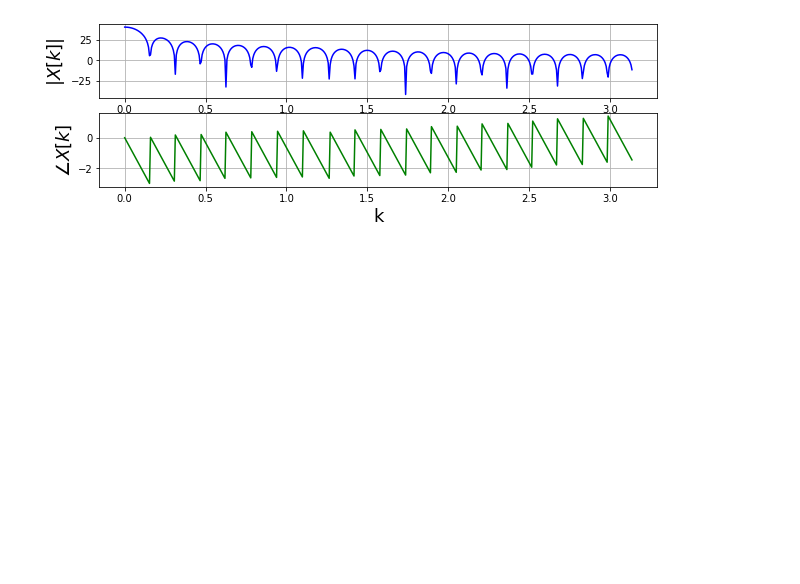
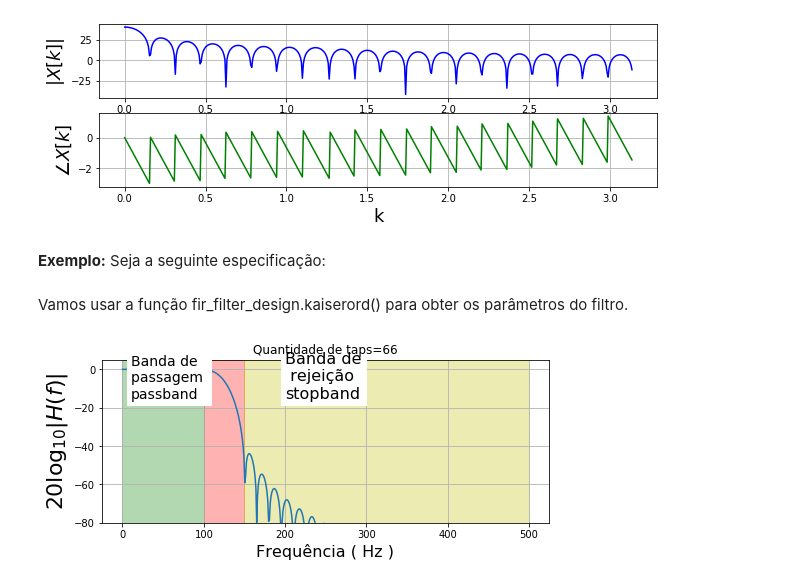
Before and after one commit to ecandeia/PDS, a Jupyter notebook: Filtros/FIR.ipynb, the cells around one changed output. Cells and saved outputs as stored; diff of their text form; code cells hidden in the pictures; blank space fills up the shorter version.

```diff
--- a/Filtros/FIR.ipynb
+++ b/Filtros/FIR.ipynb
@@ -180,3 +217,47 @@ ax[1].set_ylabel(r'$\angle X[k]$',fontsize=18)
 ax[1].grid()
 # %% [output]
 [figure]
+# %% [markdown]
+**Exemplo:** Seja a seguinte especificação:
+# %%
+Ns =300 # número de amostras
+N = 1024 # tamanho da DFT
+
+fs = 1e3 # taxa de amostragem em Hz
+fpass = 100 # em Hz
+fstop = 150 # em Hz
+delta = 60 # em dB, atenuação desejada na banda de rejeição
+# %% [markdown]
+Vamos usar a função fir_filter_design.kaiserord() para obter os parâmetros do filtro.
+# %%
+from __future__ import  division
+from matplotlib.patches import Rectangle
+import matplotlib.pyplot as plt
+
+
+# Apenas para janelas do tipo Kayser
+M,beta= signal.fir_filter_design.kaiserord(delta, (fstop-fpass)/(fs/2.))
+
+M = 66
+hn = signal.firwin(M,(fstop+fpass)/2.,window=('hann'),nyq=fs/2.)
+#hn = signal.firwin(M,(fstop+fpass)/2.,window=('kaiser',beta),nyq=fs/2.)
+
+w,H = signal.freqz(hn) # resposta em frequência
+
+fig,ax = plt.subplots()
+fig.set_size_inches((8,3))
+
+ax.plot(w/np.pi*fs/2.,20*np.log10(abs(H)))
+ax.set_xlabel("Frequência ( Hz )",fontsize=16)
+ax.set_ylabel(r"$20\log_{10} |H(f)| $",fontsize=22)
+ymin,ymax = -80,5
+ax.axis(ymin = ymin,ymax=ymax)
+ax.add_patch(Rectangle((0,ymin),width=fpass,height=ymax-ymin,color='g',alpha=0.3))
+ax.add_patch(Rectangle((fpass,ymin),width=fstop-fpass,height=ymax-ymin,color='r',alpha=0.3))
+ax.add_patch(Rectangle((fstop,ymin),width=fs/2-fstop,height=ymax-ymin,color='y',alpha=0.3))
+ax.set_title("Quantidade de taps=%d"%M)
+ax.text(10,-15,'Banda de \npassagem \npassband',fontsize=14,bbox=dict(color='white'))
+ax.text(200,-15,'Banda de\n rejeição\nstopband',fontsize=16,bbox=dict(color='white'))
+ax.grid()
+# %% [output]
+[figure, added]
```
Also changed, not shown: parts of 7 cells of this notebook.
